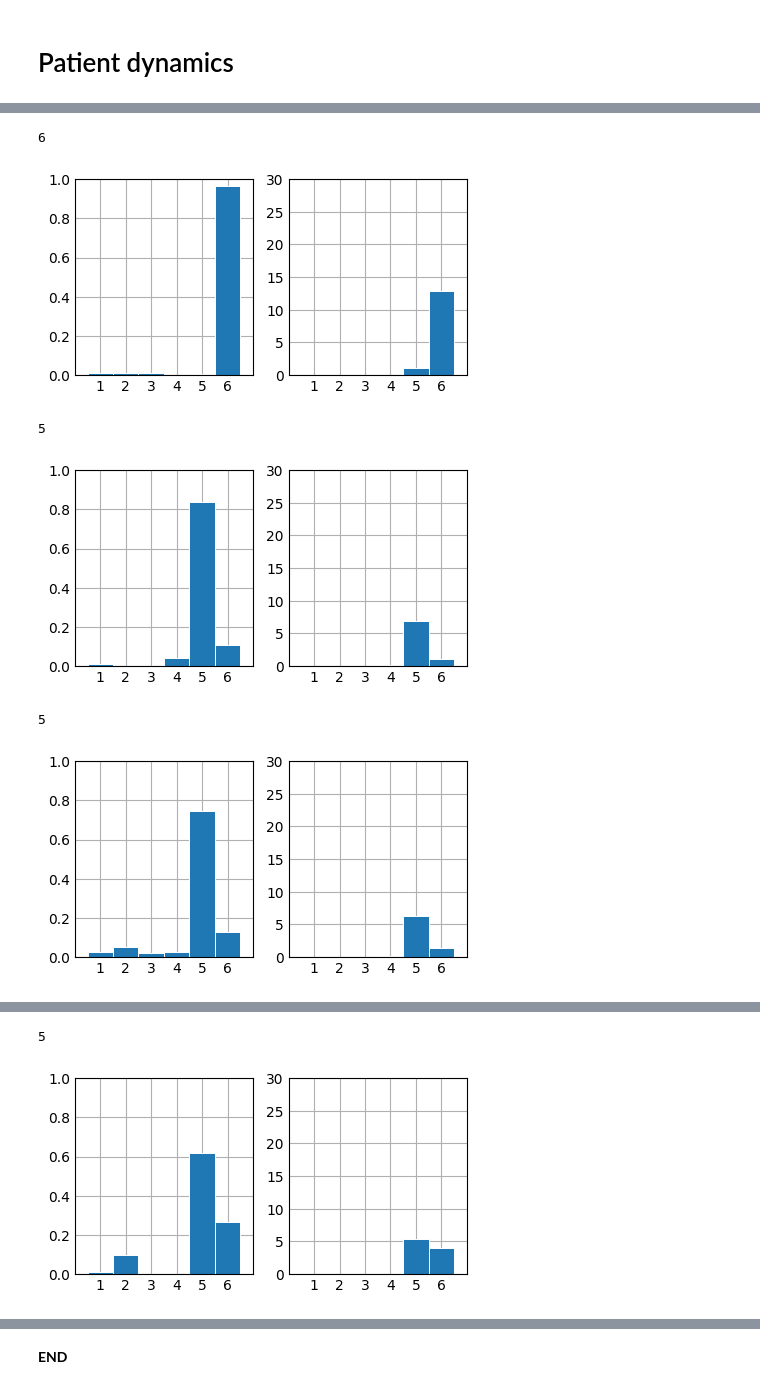
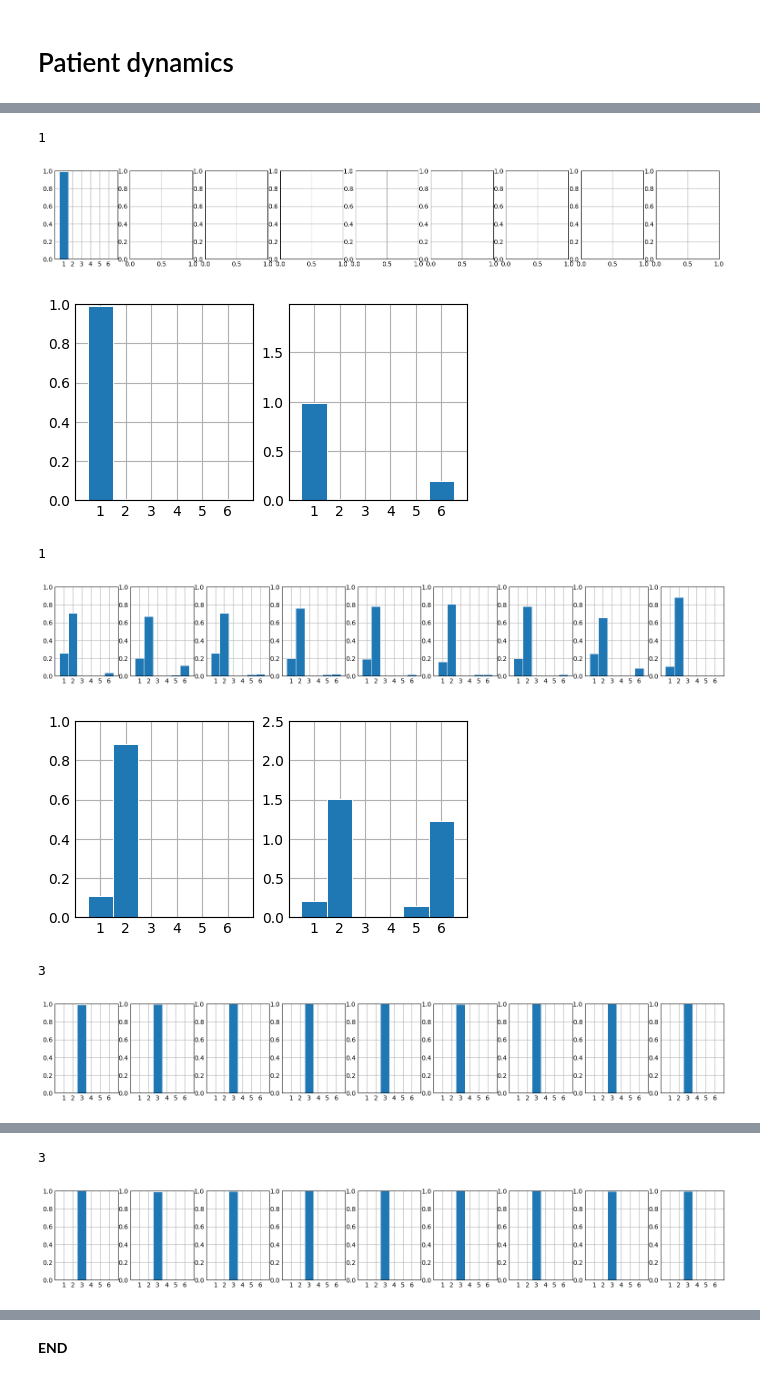
Before and after one commit to Arisiru/research-face-excercises-dynamics, a Jupyter notebook: src/Modeling_exp_01.ipynb, the cells around one changed output, grey strips where cells are left out. Cells and saved outputs as stored; diff of their text form; code cells hidden in the pictures.

```diff
--- a/src/Modeling_exp_01.ipynb
+++ b/src/Modeling_exp_01.ipynb
@@ -250,7 +246,7 @@ show dynamics for all sessions
 # %%
 from operator import attrgetter
 # %%
-patient_id = '00000000017'
+patient_id = '00000000015'
 # %%
 sessions = []
 with open(os.path.join(dir_patiens_sessions, '%s.json' % patient_id), 'r') as f_r:
@@ -267,15 +263,22 @@ print(sessions)
 # %%
-weights = [0.0, 1.0, 2.0, 4.0, 8.0, 16.0]
+weights = [1.0, 2.0, 4.0, 8.0, 16.0, 32.0]
 exercises_number = 9
 # %%
 import matplotlib.pyplot as plt
 plt.style.use('_mpl-gallery')
 # %%
 dynamic = []
+evaluations = []
+
+
 
 for session in sessions:
     exercises_result = []
     print(session['evaluation'] + 1) #from index to class
+    evaluations.append(session['evaluation'] + 1)
+
+    fig, axs = plt.subplots(1,9,figsize=(15,2))
+
     for exercise_id in range(session['number_of_exercises']):
         xs_a, xs_b, ys = exercise_to_input(
             os.path.join(
@@ -294,6 +297,14 @@ for session in sessions:
 
         y_pred = model.predict([xs_a, xs_b], verbose=0)
         exercises_result.append(list(y_pred[0]))
+
+
+        axs[exercise_id].bar(1 + np.arange(6), y_pred[0], width=1, edgecolor="white", linewidth=0.7)
+
+        axs[exercise_id].set(
+            xlim=(0, 7),
+            xticks=np.arange(1, 7),
+            ylim=(0, 1))
 
     #average session
     prediction = np.average(np.array(exercises_result), axis=0)
@@ -310,39 +321,41 @@ for session in sessions:
 
     axs[0].set(xlim=(0, 7),
               xticks=np.arange(1, 7),
               ylim=(0, 1),
              )
 
 
     axs[1].bar(x, y_score, width=1, edgecolor="white", linewidth=0.7)
     axs[1].set(xlim=(0, 7),
               xticks=np.arange(1, 7),
-              ylim=(0, 30),
+              ylim=(0, max(y_score) + 1),
              )
 
     plt.show()
 
 
 print(dynamic)
 fig, ax = plt.subplots(figsize=(4,2))
 
 x = 1 + np.arange(len(sessions))
 y = dynamic
 
 #ax.bar(x, y, width=1, edgecolor="white", linewidth=0.7)
 ax.plot(x, y, color='tab:blue')
-ax.bar(x, [6,5,5,5], color='tab:orange', edgecolor="white", linewidth=0.7)
+ax.bar(x, evaluations, color='tab:orange', edgecolor="white", linewidth=0.7)
 
 ax.set(xlim=(0, len(sessions) + 1),
           xticks=np.arange(1, len(sessions) + 1),
-          ylim=(0, 15),
+          ylim=(0, max(7, max(y) + 1)),
          )
 
 plt.show()
 # %% [output]
-6
+1
-[figure, old version]
+[figure, new version]
+[figure, new version]
-5
+1
-[figure, old version]
+[figure, new version]
+[figure, new version]
-5
+3
-[figure, old version]
+[figure, new version]
@@ -349,2 +363,2 @@ plt.show()
-5
+3
-[figure, old version]
+[figure, added]
```
Also changed, not shown: parts of 7 cells of this notebook, 1 other file.
